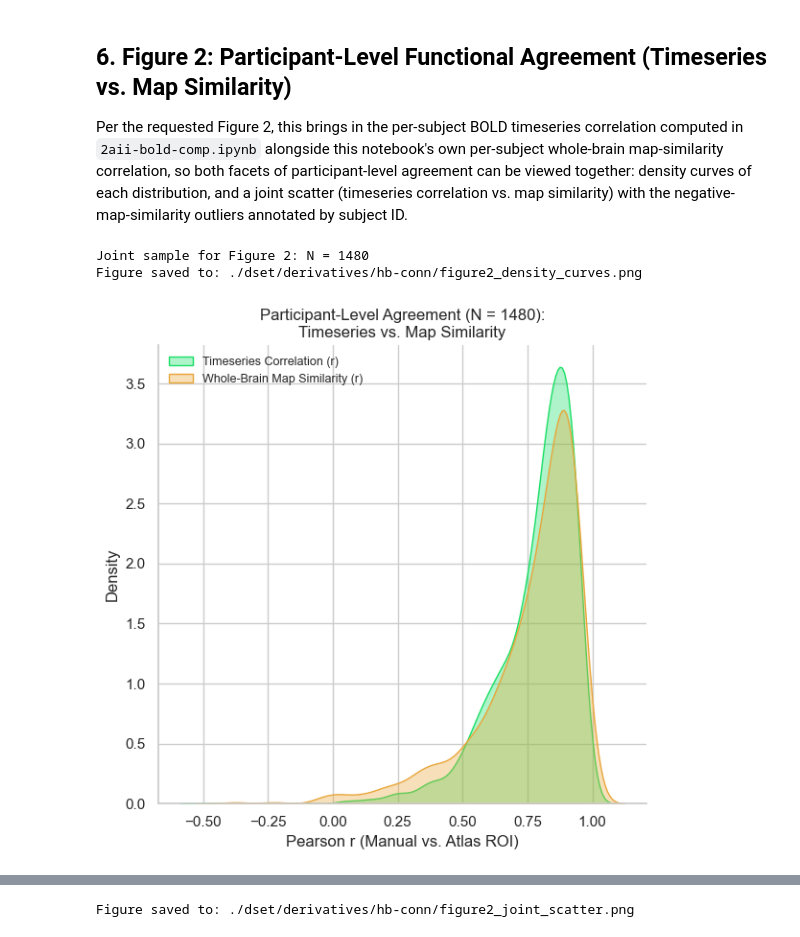
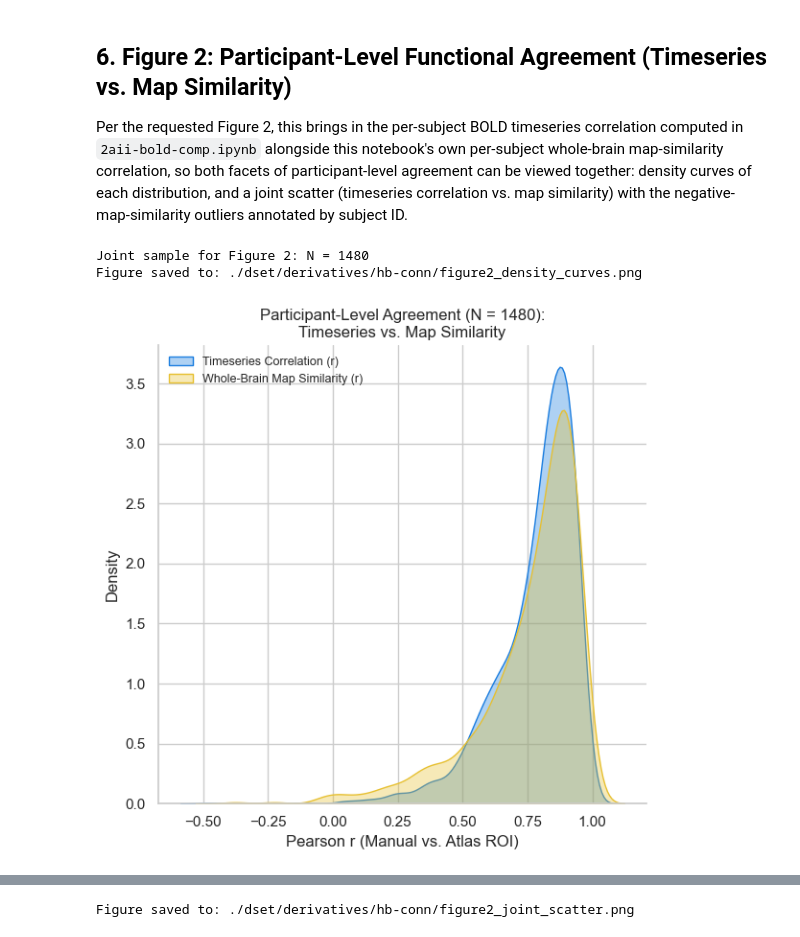
Before and after one commit to chlohamp/habenula-comparison, a Jupyter notebook: 2aiii-pairedttest.ipynb, the cells around one changed output, grey strips where cells are left out. Drawn from its saved outputs; the diff is of its cells as text; code cells hidden in the pictures.

```diff
--- a/2aiii-pairedttest.ipynb
+++ b/2aiii-pairedttest.ipynb
@@ -249,33 +249,33 @@ import seaborn as sns
 
 sns.set_theme(style="whitegrid")
 
 roi_analysis_dir = op.join(deriv_dir, "roi-analysis")
 ts_fn = op.join(roi_analysis_dir, "bold_comparison_results_merged.tsv")
 df_ts = pd.read_csv(ts_fn, sep="\t")[["subject_id", "pearson_r"]].rename(
     columns={"pearson_r": "timeseries_r"}
 )
 df_map = df[["subject_id", "pearson_r"]].rename(columns={"pearson_r": "map_r"})
 df_joint = pd.merge(df_ts, df_map, on="subject_id", how="inner").dropna()
 print(f"Joint sample for Figure 2: N = {len(df_joint)}")
 
 # --- Superimposed density curves for timeseries correlation vs. map similarity ---
 fig, ax = plt.subplots(figsize=(6, 6))
-sns.kdeplot(df_joint["timeseries_r"], fill=True, color="#19df65", alpha=0.35, ax=ax,
+sns.kdeplot(df_joint["timeseries_r"], fill=True, color="#197cdf", alpha=0.35, ax=ax,
             label="Timeseries Correlation (r)")
-sns.kdeplot(df_joint["map_r"], fill=True, color="#e9a63a", alpha=0.35, ax=ax,
+sns.kdeplot(df_joint["map_r"], fill=True, color="#e7c031", alpha=0.35, ax=ax,
             label="Whole-Brain Map Similarity (r)")
 ax.set_xlabel("Pearson r (Manual vs. Atlas ROI)")
 ax.set_ylabel("Density")
 ax.set_title(f"Participant-Level Agreement (N = {len(df_joint)}):\nTimeseries vs. Map Similarity")
 ax.legend(frameon=False, fontsize=9)
 sns.despine(ax=ax)
 fig.tight_layout()
 
 fig_path = op.join(hb_conn_dir, "figure2_density_curves.png")
 fig.savefig(fig_path, dpi=300, bbox_inches="tight")
 print(f"Figure saved to: {fig_path}")
 plt.show()
 # %% [output]
 Joint sample for Figure 2: N = 1480
 Figure saved to: ./dset/derivatives/hb-conn/figure2_density_curves.png
-[figure, old version]
+[figure, new version]
```
Also changed, not shown: parts of 4 cells of this notebook, 1 other file.
